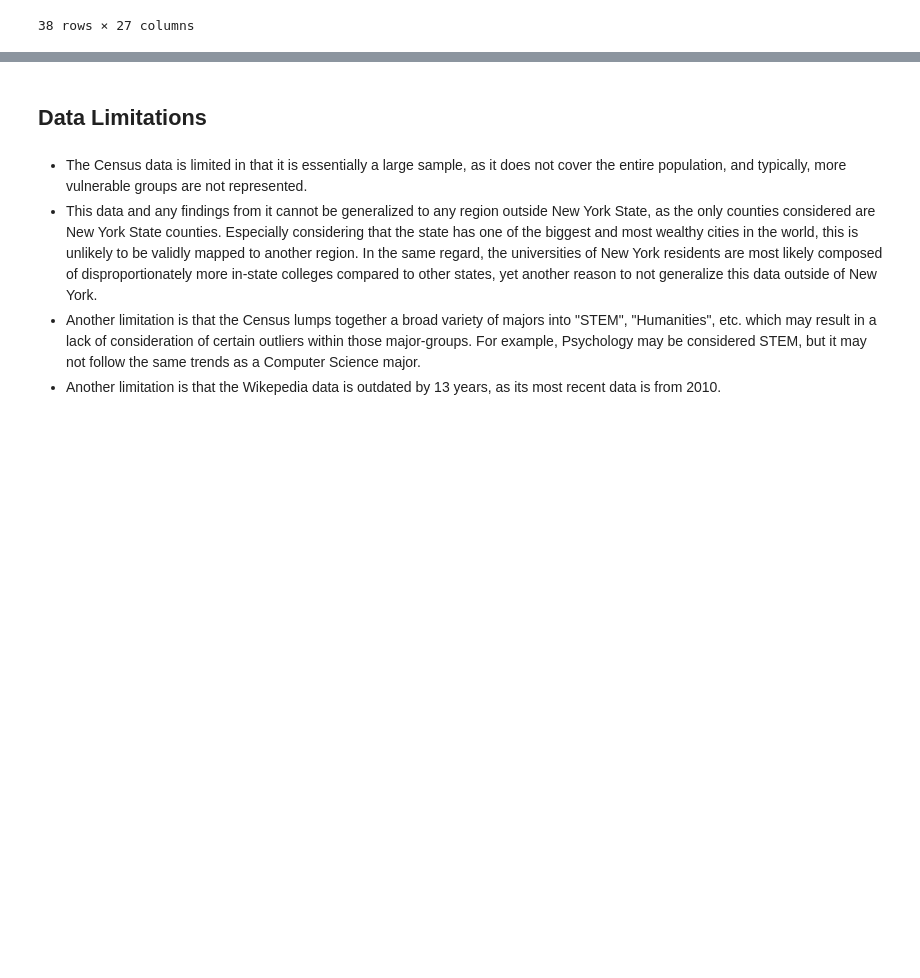
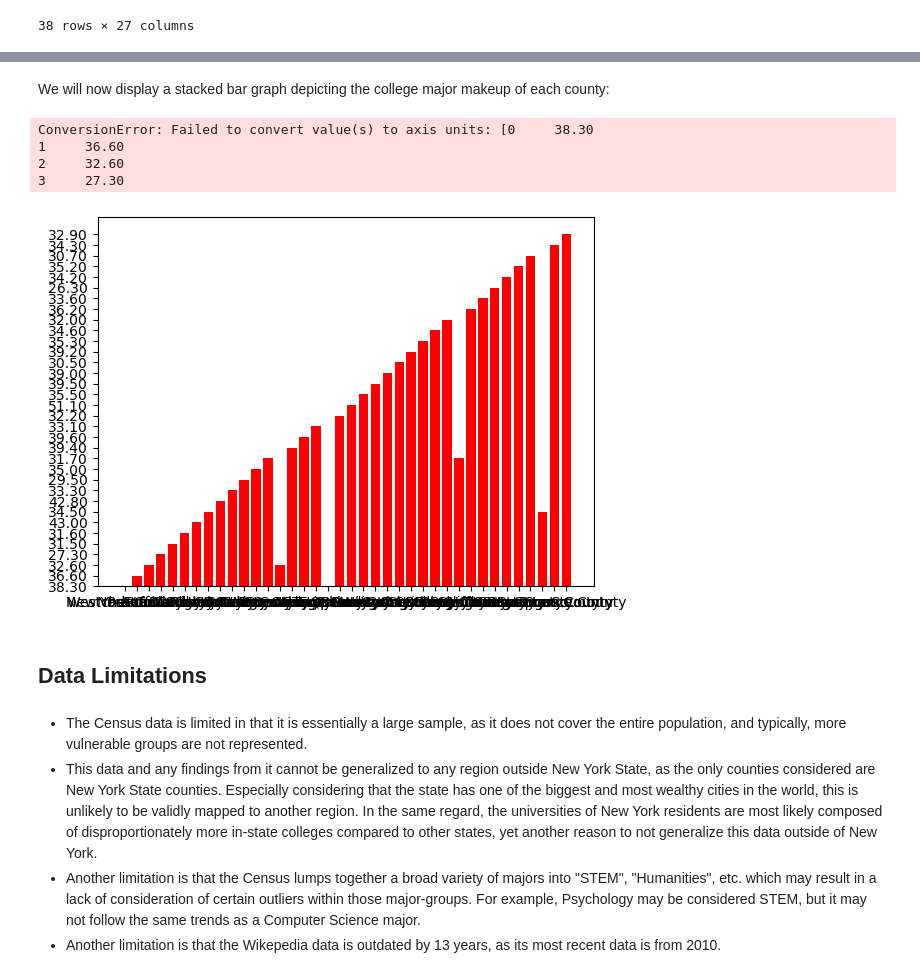
Before and after one commit to sonia-mar/info2950-final-project, a Jupyter notebook: finalproject.ipynb, the cells around one changed output, grey strips where cells are left out. Drawn from its saved outputs; the diff is of its cells as text; code cells hidden in the pictures; blank space fills up the shorter version.

```diff
--- a/finalproject.ipynb
+++ b/finalproject.ipynb
@@ -750,3 +750,18 @@ display(general_graph)
+# %% [markdown]
+We will now display a stacked bar graph depicting the college major makeup of each county:
+# %%
+plt.bar(ageless_merged_df['County'], ageless_merged_df['Science and Engineering'], color = 'red')
+plt.bar(ageless_merged_df['County'], ageless_merged_df['Science and Engineering Related Fields'], bottom = [ageless_merged_df['Science and Engineering']], color = 'blue')
+#plt.bar(ageless_merged_df['County'], ageless_merged_df['Business'], bottom= ageless_merged_df['Science and Engineering']+ageless_merged_df['Science and Engineering Related Fields'], color = 'green')
+#plt.bar(ageless_merged_df['County'], ageless_merged_df['Education'], bottom = ageless_merged_df['Science and Engineering']+ageless_merged_df['Science and Engineering Related Fields']+ ageless_merged_df['Business'], color = 'yellow')
+#stacked_bar = ageless_merged_df.plot(kind="bar", stacked=True, color=['blue', 'green', 'red', 'yellow', 'purple'])
+#stacked_bar = ageless_merged_df.set_index('County').plot(kind="bar", stacked=True, color=['blue', 'green', 'red', 'yellow', 'purple'])
+# %% [output]
+ConversionError: Failed to convert value(s) to axis units: [0     38.30
+1     36.60
+2     32.60
+3     27.30
+[figure, added]
 # %% [markdown]
 ## Data Limitations
 # %% [markdown]
```
Also changed, not shown: parts of 52 cells of this notebook.
